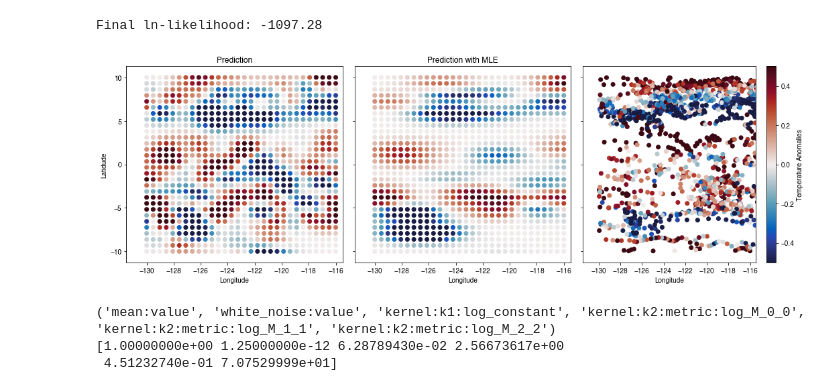
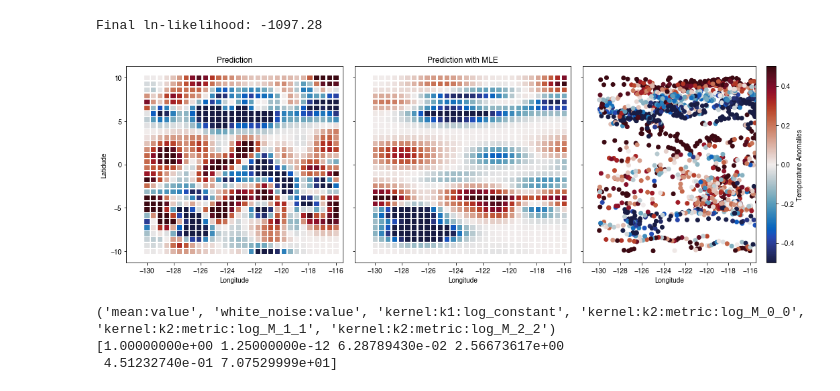
Before and after one commit to oceanhackweek/ohw20-proj-argo-mapping, a Jupyter notebook: final_notebook.ipynb, the cells around one changed output. Cells and saved outputs as stored; diff of their text form; code cells hidden in the pictures.

```diff
--- a/final_notebook.ipynb
+++ b/final_notebook.ipynb
@@ -357,45 +362,47 @@ fig,ax= plt.subplots(1,3,figsize=(15,5),sharex=True,sharey=True)
 
 cs=ax[0].scatter(test_pts_argo.sel(coordinate='lon'),
             test_pts_argo.sel(coordinate='lat'),
-            c=pred_argo, vmin=-.5, vmax=.5, cmap=cmo.balance)
+            c=pred_argo, vmin=-.5, vmax=.5, s=40, marker='s',
+                 cmap=cmo.balance)
 ax[0].set_xlabel('Longitude')
 ax[0].set_ylabel('Latidude')
 ax[0].set_title('Prediction')
 
 cs2=ax[1].scatter(test_pts_argo.sel(coordinate='lon'),
             test_pts_argo.sel(coordinate='lat'),
-            c=pred_MLE_argo, vmin=-.5, vmax=.5, cmap=cmo.balance)
+            c=pred_MLE_argo, vmin=-.5, vmax=.5,
+                  s=40, marker='s',cmap=cmo.balance)
 ax[1].set_xlabel('Longitude')
 ax[1].set_title('Prediction with MLE')
 
 
 x_sel = Input_coordinates.where(np.logical_and(Input_coordinates.sel(coordinate='time')<15050.0 ,
                                Input_coordinates.sel(coordinate='time')>14050.0),
                                 drop='true')
 
 y_sel = Anomaly.where(np.logical_and(Input_coordinates.sel(coordinate='time')<15050.0 ,
                                Input_coordinates.sel(coordinate='time')>14050.0),
                                 drop='true')
 
 #plt.scatter(x_sel.sel(coordinate='lon'), x_sel.sel(coordinate='lat'),
 #            c=y_sel, cmap='RdBu_r')
 
 #plt.scatter(x_sel.sel(coordinate='lon'), x_sel.sel(coordinate='lat'),
 #            c=y_sel, vmin=-.5, vmax=.5, cmap='RdBu_r')
 
 
 cs=ax[2].scatter(x_sel.sel(coordinate='lon'), x_sel.sel(coordinate='lat'),
             c=y_sel, vmin=-.5, vmax=.5, cmap=cmo.balance)
 
 ax[2].set_xlabel('Longitude')
 cbar=plt.colorbar(cs,ax=ax[2])
 cbar.set_label('Temperature Anomalies')
 ax[2].set_label('Truth')
 ax[2].set_xlim(-131.5, -115.5)
 
 plt.tight_layout()
 # %% [output]
-[figure, old version]
+[figure, new version]
 # %%
 # Did the MLE change the length scales that we had guessed?
 print(gp_argo.parameter_names)
```
Also changed, not shown: parts of 7 cells of this notebook.
